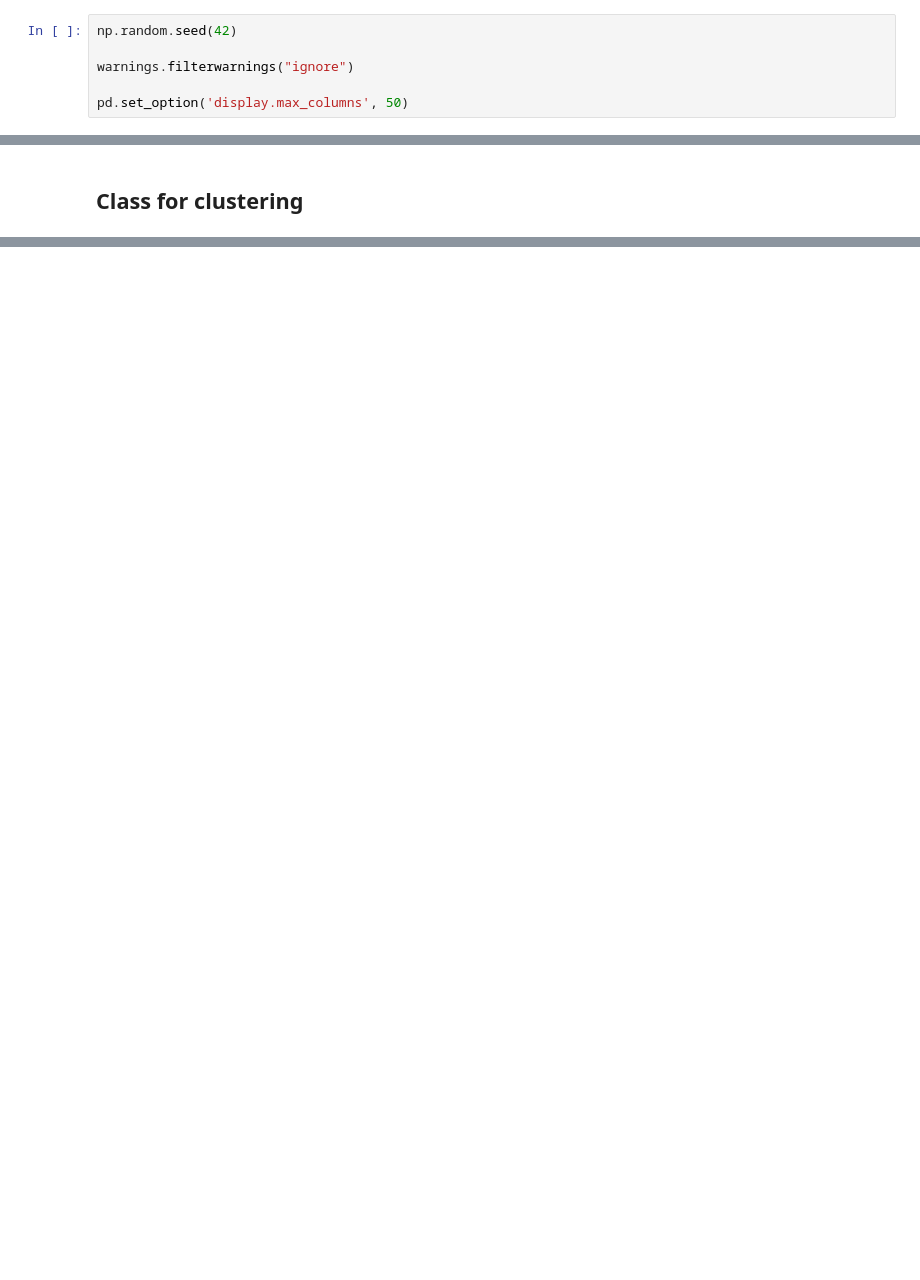
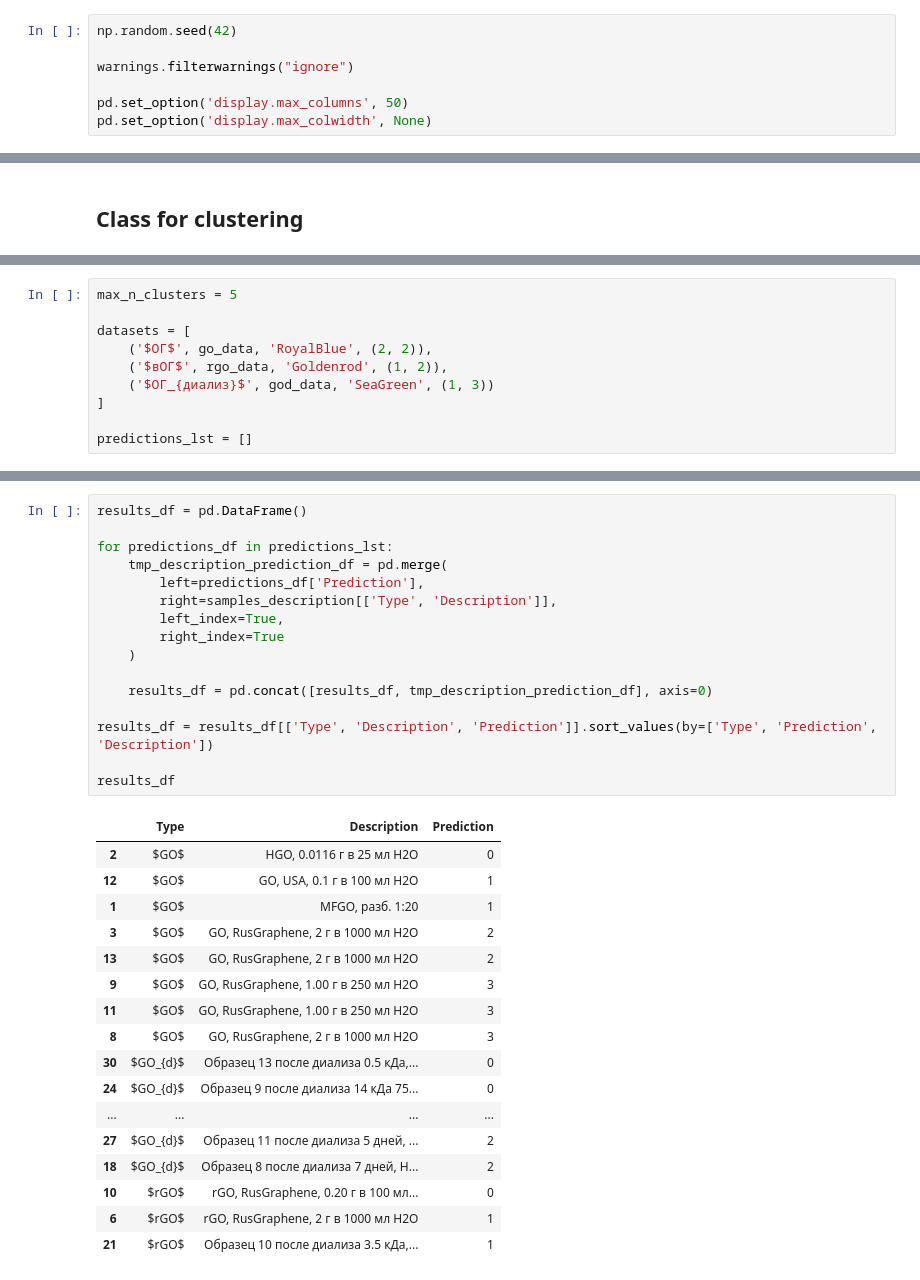
Before and after one commit to Fltvv/go-fitr-qa-fgda-ml, a Jupyter notebook: fg_distribution_analysis/code/01c_clustering_minisom.ipynb, the cells around one changed output, grey strips where cells are left out. Saved outputs shown, nothing was run; the diff lists cells and outputs as text; blank space fills up the shorter version.

```diff
--- a/fg_distribution_analysis/code/01c_clustering_minisom.ipynb
+++ b/fg_distribution_analysis/code/01c_clustering_minisom.ipynb
@@ -22,6 +22,7 @@ np.random.seed(42)
 warnings.filterwarnings("ignore")
 
 pd.set_option('display.max_columns', 50)
+pd.set_option('display.max_colwidth', None)
 # %%
 path_to_save = './../results/01c_minisom'
 # %% [markdown]
@@ -456,0 +216,10 @@ test_an.get_spectra_clusters_visualization(shape=(4, 1), wavenumber=wavenumber,
+# %%
+max_n_clusters = 5
+
+datasets = [
+    ('$ОГ$', go_data, 'RoyalBlue', (2, 2)),
+    ('$вОГ$', rgo_data, 'Goldenrod', (1, 2)),
+    ('$ОГ_{диализ}$', god_data, 'SeaGreen', (1, 3))
+]
+
+predictions_lst = []
@@ -456,0 +272,34 @@ test_an.get_spectra_clusters_visualization(shape=(4, 1), wavenumber=wavenumber,
+# %%
+results_df = pd.DataFrame()
+
+for predictions_df in predictions_lst:
+    tmp_description_prediction_df = pd.merge(
+        left=predictions_df['Prediction'],
+        right=samples_description[['Type', 'Description']],
+        left_index=True,
+        right_index=True
+    )
+
+    results_df = pd.concat([results_df, tmp_description_prediction_df], axis=0)
+
+results_df = results_df[['Type', 'Description', 'Prediction']].sort_values(by=['Type', 'Prediction', 'Description'])
+
+results_df
+# %% [output]
+|  | Type | Description | Prediction |
+| 2 | $GO$ | HGO, 0.0116 г в 25 мл H2O | 0 |
+| 12 | $GO$ | GO, USA, 0.1 г в 100 мл H2O | 1 |
+| 1 | $GO$ | MFGO, разб. 1:20 | 1 |
+| 3 | $GO$ | GO, RusGraphene, 2 г в 1000 мл H2O | 2 |
+| 13 | $GO$ | GO, RusGraphene, 2 г в 1000 мл H2O | 2 |
+| 9 | $GO$ | GO, RusGraphene, 1.00 г в 250 мл H2O | 3 |
+| 11 | $GO$ | GO, RusGraphene, 1.00 г в 250 мл H2O | 3 |
+| 8 | $GO$ | GO, RusGraphene, 2 г в 1000 мл H2O | 3 |
+| 30 | $GO_{d}$ | Образец 13 после диализа 0.5 кДа,... | 0 |
+| 24 | $GO_{d}$ | Образец 9 после диализа 14 кДа 75... | 0 |
+| ... | ... | ... | ... |
+| 27 | $GO_{d}$ | Образец 11 после диализа 5 дней, ... | 2 |
+| 18 | $GO_{d}$ | Образец 8 после диализа 7 дней, H... | 2 |
+| 10 | $rGO$ | rGO, RusGraphene, 0.20 г в 100 мл... | 0 |
+| 6 | $rGO$ | rGO, RusGraphene, 2 г в 1000 мл H2O | 1 |
+| 21 | $rGO$ | Образец 10 после диализа 3.5 кДа,... | 1 |
```
Also changed, not shown: parts of 22 cells of this notebook, 5 other files.
